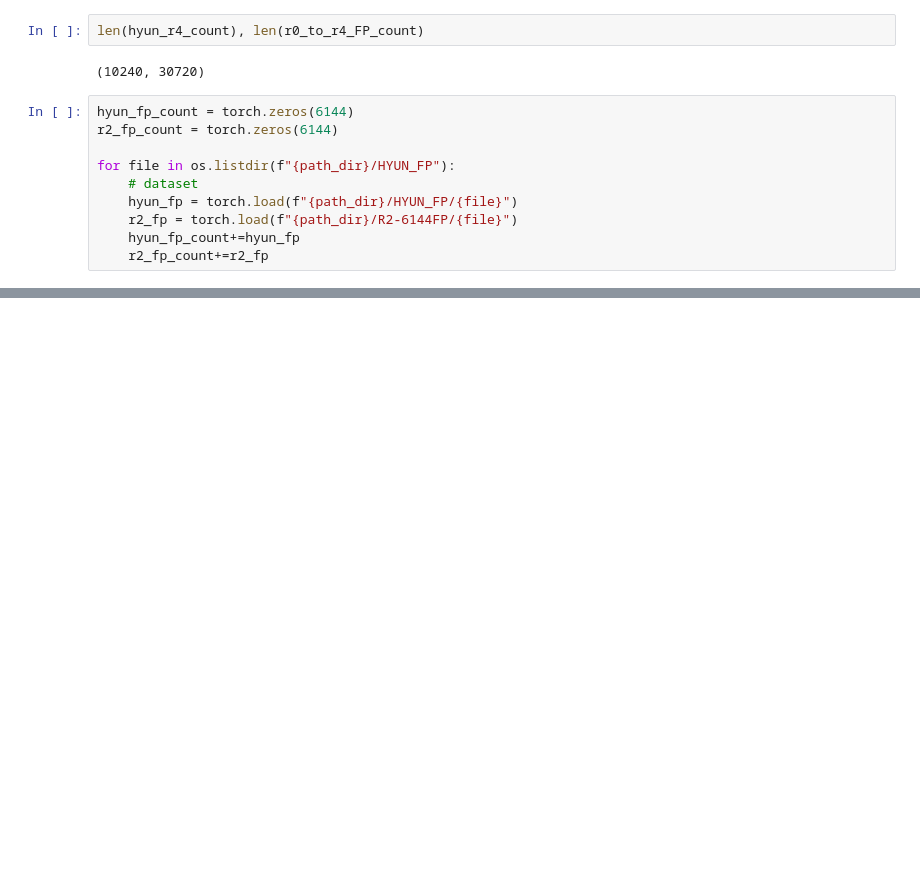
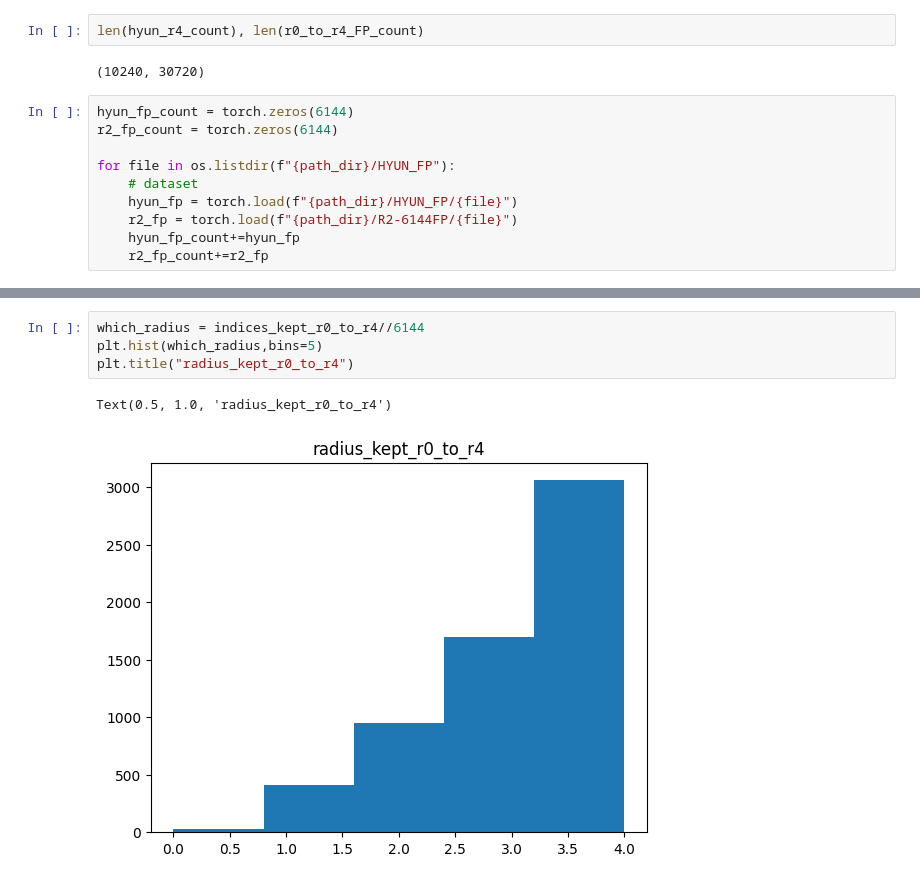
Before and after one commit to xwd0418/Spectre, a Jupyter notebook: notebooks/dataset_building/wangdong_inspect_current_6144r2_fp.ipynb, the cells around one changed output, grey strips where cells are left out. Cells and saved outputs as stored; diff of their text form; blank space fills up the shorter version.

```diff
--- a/notebooks/dataset_building/wangdong_inspect_current_6144r2_fp.ipynb
+++ b/notebooks/dataset_building/wangdong_inspect_current_6144r2_fp.ipynb
@@ -136,0 +133,7 @@ tensor(-171.2703)
+# %%
+which_radius = indices_kept_r0_to_r4//6144
+plt.hist(which_radius,bins=5)
+plt.title("radius_kept_r0_to_r4")
+# %% [output]
+Text(0.5, 1.0, 'radius_kept_r0_to_r4')
+[figure, added]
```
Also changed, not shown: parts of 12 cells of this notebook, 4 other files.
